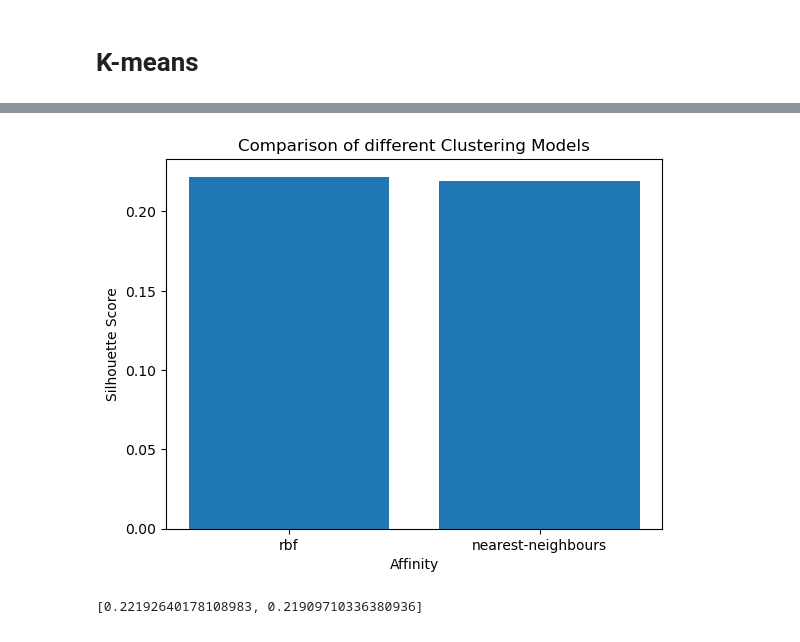
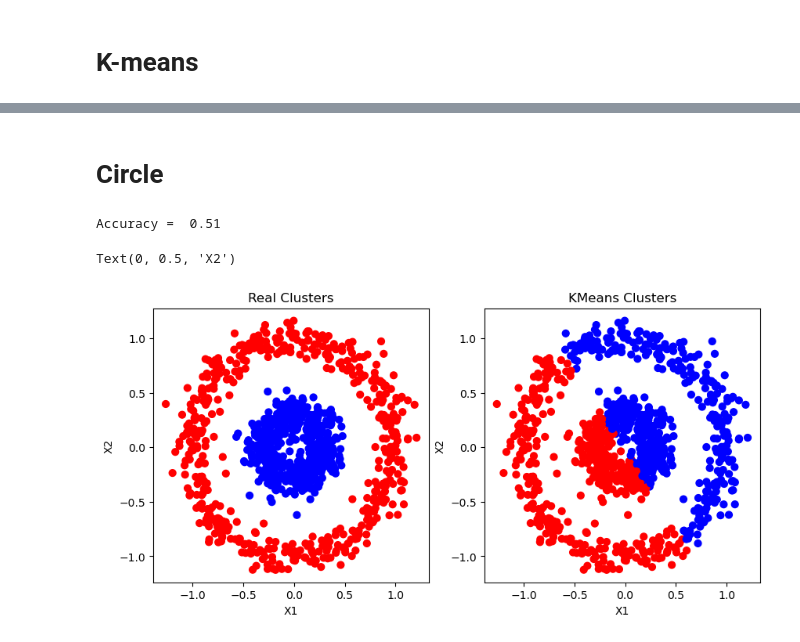
Before and after one commit to ehsanap7/adv_topics_ai, a Jupyter notebook: assignments/assignment_1/code/clustering_models.ipynb, the cells around one changed output, grey strips where cells are left out. Drawn from its saved outputs; the diff is of its cells as text; code cells hidden in the pictures.

```diff
--- a/assignments/assignment_1/code/clustering_models.ipynb
+++ b/assignments/assignment_1/code/clustering_models.ipynb
@@ -167,14 +58,31 @@ plt.show()
-# %%
-affinity = ['rbf', 'nearest-neighbours']
-s_scores = []
-s_scores.append(silhouette_score(circle_csv, labels_rbf))
-s_scores.append(silhouette_score(circle_csv, labels_nn))
-plt.bar(affinity, s_scores)
-plt.xlabel('Affinity')
-plt.ylabel('Silhouette Score')
-plt.title('Comparison of different Clustering Models')
-plt.show()
-print(s_scores)
-# %% [output]
-[figure, removed]
-[0.22192640178108983, 0.21909710336380936]
+# %% [markdown]
+# Circle
+# %%
+kmeans_circle = KMeans(n_clusters=2)
+clusters_circle = kmeans_circle.fit_predict(X_circle)
+labels_circle = np.zeros_like(clusters_circle)
+for i in range(2):
+    cat = (clusters_circle == i)
+    labels_circle[cat] = mode(y_circle[cat])[0]
+acc = accuracy_score(y_circle, labels_circle)
+print('Accuracy = ', acc)
+# %% [output]
+Accuracy =  0.51
+# %%
+plt.figure(figsize=(10, 10))
+colormap = np.array(['red', 'blue'])
+
+plt.subplot(2, 2, 1)
+plt.scatter(circle_csv.x1, circle_csv.x2, c = colormap[y_circle], s=40)
+plt.title('Real Clusters')
+plt.xlabel('X1')
+plt.ylabel('X2')
+
+plt.subplot(2, 2, 2)
+plt.scatter(circle_csv.x1, circle_csv.x2, c = colormap[labels_circle], s = 40)
+plt.title('KMeans Clusters')
+plt.xlabel('X1')
+plt.ylabel('X2')
+# %% [output]
+Text(0, 0.5, 'X2')
+[figure, added]
```
Also changed, not shown: parts of 56 cells of this notebook.
